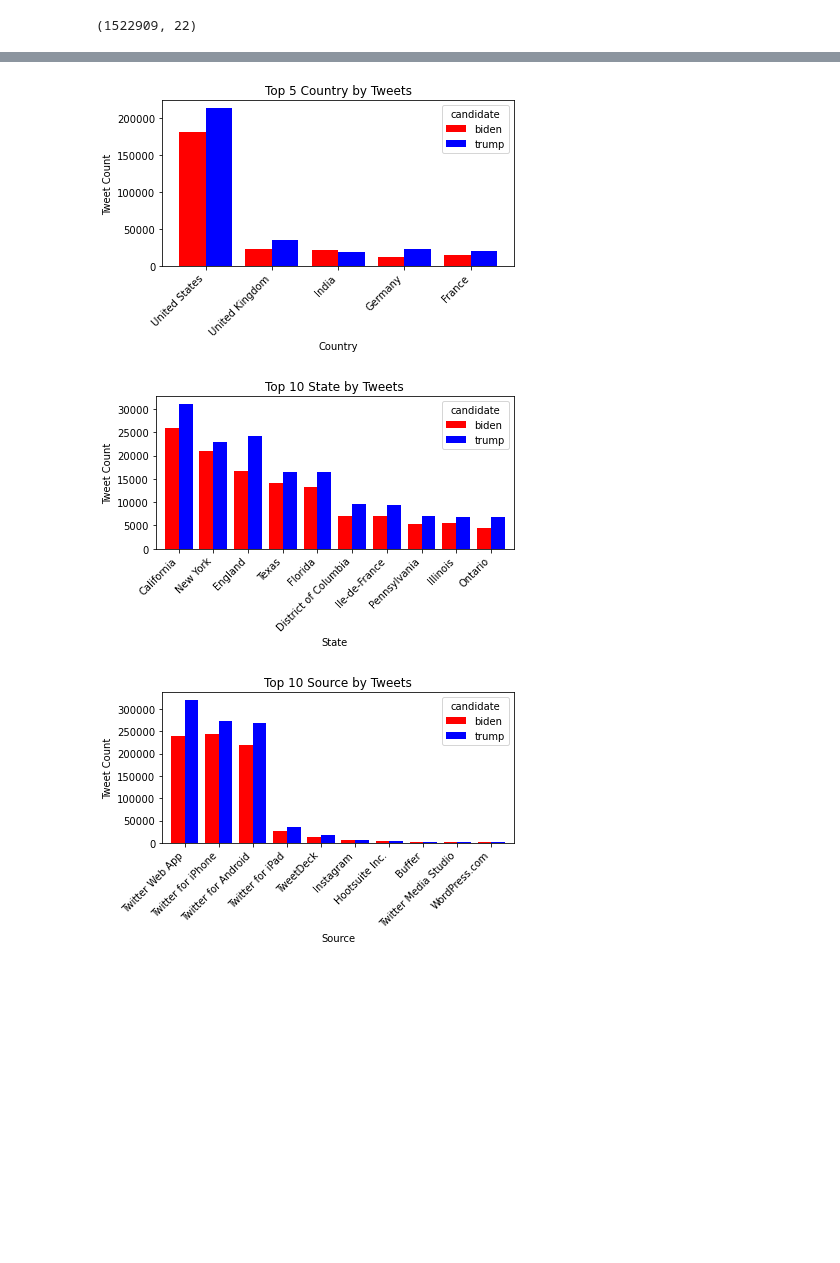
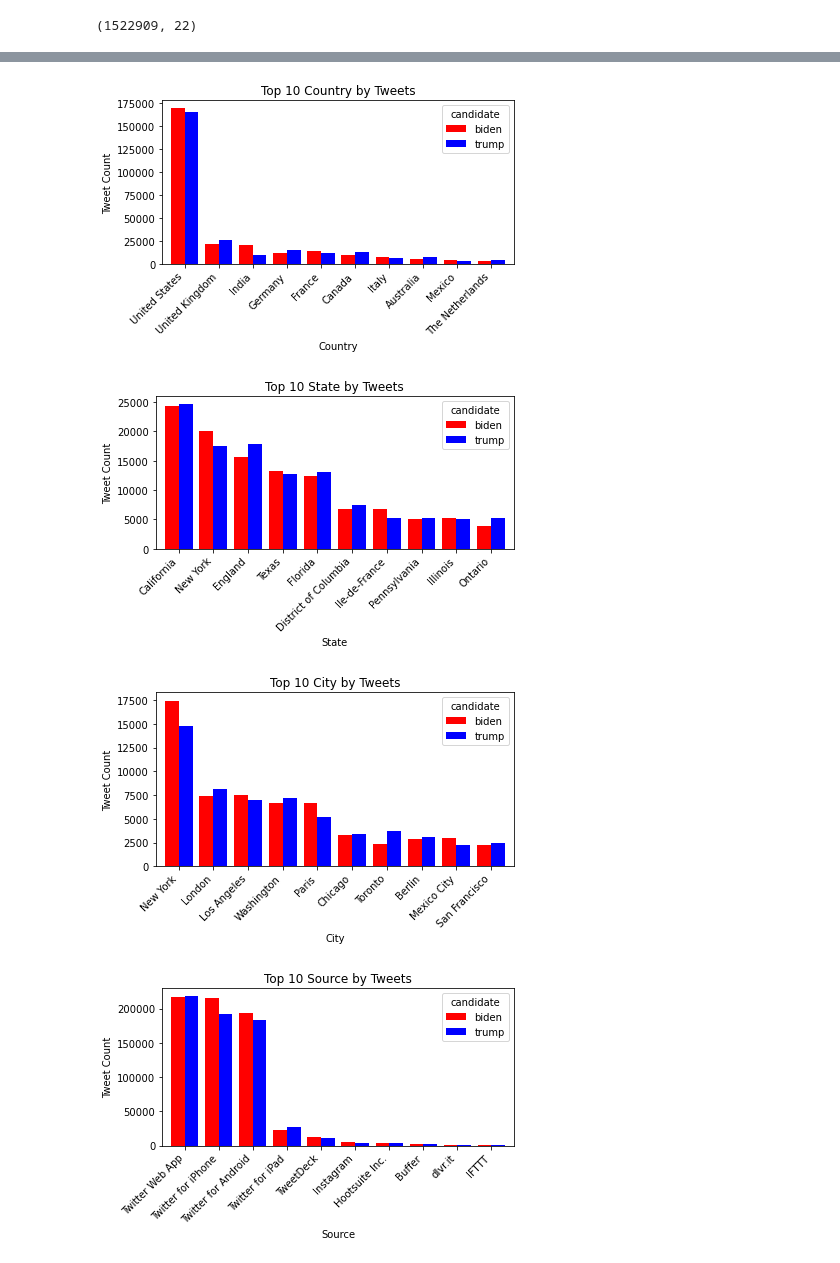
Before and after one commit to renatovfreitas/DataCircle_Twitter_Project, a Jupyter notebook: Twitter.ipynb, the cells around one changed output, grey strips where cells are left out. Saved outputs shown, nothing was run; the diff lists cells and outputs as text; code cells hidden in the pictures; blank space fills up the shorter version.

Commit message:
Update data cleaning

```diff
--- a/Twitter.ipynb
+++ b/Twitter.ipynb
@@ -89,6 +89,6 @@ df.shape
 # %%
 # Remove tweets without text and not a retweet
 # df.dropna(subset=['user_description'], inplace=True)
-df = df[df['retweet_count'].notna() | df['user_description'].notna()]
+df = df[df['retweet_count'].notna() & df['user_description'].notna()]
 df.shape
 # %% [output]
@@ -161,21 +182,27 @@ class ChartBuilder:
 # %%
 # Usage
 # Replace "United States of America" with "United States"
 df['country'] = df['country'].replace('United States of America', 'United States')
-chart_builder = ChartBuilder(topic='country', number=5)
+chart_builder = ChartBuilder(topic='country', number=10)
 top_data = chart_builder.build()
 chart_builder.plot(top_data)
 
 # top 10 state
 chart_builder = ChartBuilder(topic='state', number=10)
 top_data = chart_builder.build()
 chart_builder.plot(top_data)
 
+# top 10 cities
+chart_builder = ChartBuilder(topic='city', number=10)
+top_data = chart_builder.build()
+chart_builder.plot(top_data)
+
 # top 10 source
 chart_builder = ChartBuilder(topic='source', number=10)
 top_data = chart_builder.build()
 chart_builder.plot(top_data)
 # %% [output]
-[figure, old version]
+[figure, new version]
-[figure, old version]
+[figure, new version]
-[figure, old version]
+[figure, new version]
+[figure, added]
```
Also changed, not shown: parts of 14 cells of this notebook.
